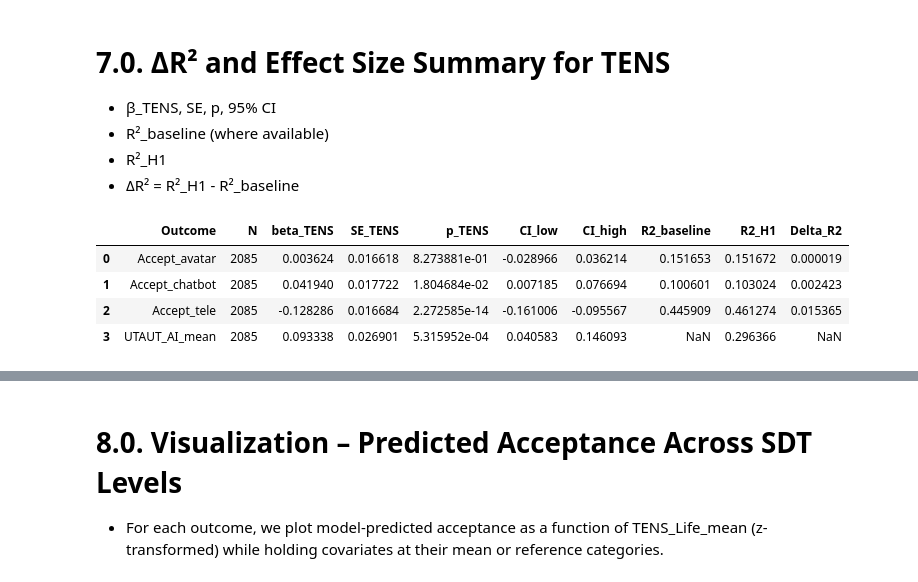
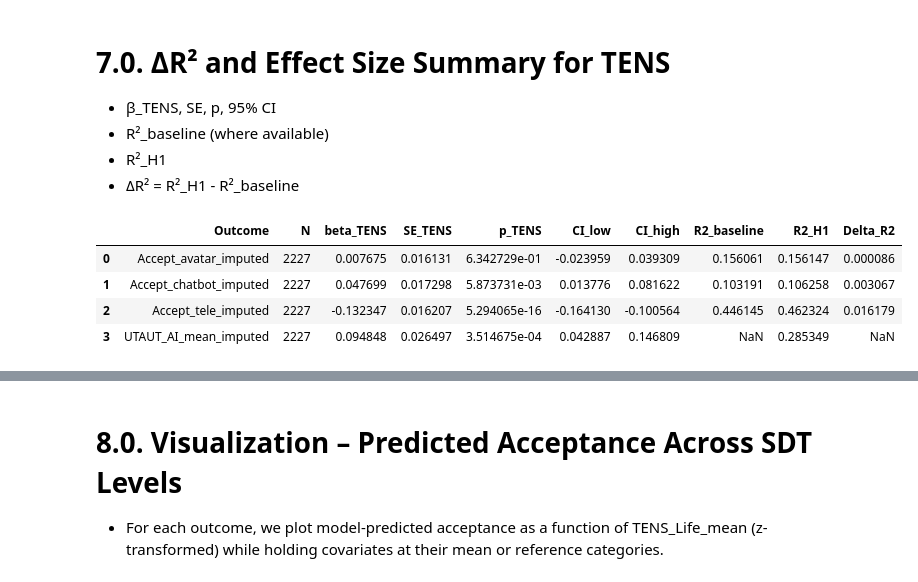
Before and after one commit to ZhaoJackson/AI_Attitude_Psychotherapy, a Jupyter notebook: H1_Main_Effect_SDT_Acceptance.ipynb, the cells around one changed output, grey strips where cells are left out. Saved outputs shown, nothing was run; the diff lists cells and outputs as text; code cells hidden in the pictures.

```diff
--- a/H1_Main_Effect_SDT_Acceptance.ipynb
+++ b/H1_Main_Effect_SDT_Acceptance.ipynb
@@ -39,6 +45,6 @@ MERGED_PATH = DATA_DIR / "merged.csv"
 # 1.0. Load Processed Data
 - We use the fully merged dataset that already contains composite scores and harmonized variables for China + USA.
 # %%
-merged = pd.read_csv(MERGED_PATH)
-print("Merged shape:", merged.shape)
+processed = pd.read_csv(PROCESSED_PATH)
+print("Processed shape:", processed.shape)
 # %% [output]
@@ -61,9 +88,16 @@ H1 focuses on:
 # %%
 h1_vars = [
-    "TENS_Life_mean",
-    "Accept_avatar", "Accept_chatbot", "Accept_tele", "UTAUT_AI_mean",
-    "age", "gender", "Country", "role_label",
-    "PHQ5_mean", "SSRPH_mean", "GAAIS_mean", "ET_mean"
+    # outcomes
+    "Accept_avatar_imputed", "Accept_chatbot_imputed",
+    "Accept_tele_imputed", "UTAUT_AI_mean_imputed",
+    # predictor
+    "TENS_Life_mean_imputed",
+    # confounders
+    "GAAIS_mean_imputed", "ET_mean_imputed",
+    "PHQ5_mean_imputed", "SSRPH_mean_imputed",
+    "age_imputed",
+    # categorical controls
+    "gender", "Country"
 ]
 # %% [markdown]
 ## 2.1. Keep only rows that have everything needed for H1
@@ -103,0 +104,5 @@ Name: count, dtype: int64
+# %%
+h1_df = processed[h1_vars].copy()
+n_total = len(h1_df)
+h1_df = h1_df.dropna(subset=["gender", "Country"])
+n_complete = len(h1_df)
@@ -159,5 +224,10 @@ plt.show()
 # %%
-center_vars = ["TENS_Life_mean", "GAAIS_mean", "ET_mean", "age"]
+center_vars = [
+    "TENS_Life_mean_imputed",
+    "GAAIS_mean_imputed", "ET_mean_imputed",
+    "PHQ5_mean_imputed", "SSRPH_mean_imputed",
+    "age_imputed"
+]
 
 for col in center_vars:
     if col in h1_df.columns:
@@ -366,41 +435,41 @@ for outcome in h1_outcomes:
     h1_model = h1_results[outcome]
     params = h1_model.params
     bse = h1_model.bse
     pvalues = h1_model.pvalues
     conf = h1_model.conf_int()
     r2_h1 = h1_model.rsquared
 
-    beta_tens = params.get("TENS_Life_mean_c", np.nan)
-    se_tens = bse.get("TENS_Life_mean_c", np.nan)
-    p_tens = pvalues.get("TENS_Life_mean_c", np.nan)
-    ci_low, ci_high = conf.loc["TENS_Life_mean_c"]
+    beta_tens = params.get("TENS_Life_mean_imputed_c", np.nan)
+    se_tens = bse.get("TENS_Life_mean_imputed_c", np.nan)
+    p_tens = pvalues.get("TENS_Life_mean_imputed_c", np.nan)
+    ci_low, ci_high = conf.loc["TENS_Life_mean_imputed_c"]
 
-    # Baseline R² only defined for the three intervention outcomes
-    if outcome in baseline_results:
-        r2_base = baseline_results[outcome].rsquared
+    # Baseline (confounder-only) R² only for the three intervention outcomes
+    if outcome in confounder_results:
+        r2_base = confounder_results[outcome].rsquared
         delta_r2 = r2_h1 - r2_base
     else:
         r2_base = np.nan
         delta_r2 = np.nan
 
     summary_rows.append({
         "Outcome": outcome,
         "N": int(h1_model.nobs),
         "beta_TENS": beta_tens,
         "SE_TENS": se_tens,
         "p_TENS": p_tens,
         "CI_low": ci_low,
         "CI_high": ci_high,
         "R2_baseline": r2_base,
         "R2_H1": r2_h1,
         "Delta_R2": delta_r2
     })
 
 h1_summary = pd.DataFrame(summary_rows)
 h1_summary
 # %% [output]
 |  | Outcome | N | beta_TENS | SE_TENS | p_TENS | CI_low | CI_high | R2_baseline | R2_H1 | Delta_R2 |
-| 0 | Accept_avatar | 2085 | 0.003624 | 0.016618 | 8.273881e-01 | -0.028966 | 0.036214 | 0.151653 | 0.151672 | 0.000019 |
-| 1 | Accept_chatbot | 2085 | 0.041940 | 0.017722 | 1.804684e-02 | 0.007185 | 0.076694 | 0.100601 | 0.103024 | 0.002423 |
-| 2 | Accept_tele | 2085 | -0.128286 | 0.016684 | 2.272585e-14 | -0.161006 | -0.095567 | 0.445909 | 0.461274 | 0.015365 |
-| 3 | UTAUT_AI_mean | 2085 | 0.093338 | 0.026901 | 5.315952e-04 | 0.040583 | 0.146093 | NaN | 0.296366 | NaN |
+| 0 | Accept_avatar_imputed | 2227 | 0.007675 | 0.016131 | 6.342729e-01 | -0.023959 | 0.039309 | 0.156061 | 0.156147 | 0.000086 |
+| 1 | Accept_chatbot_imputed | 2227 | 0.047699 | 0.017298 | 5.873731e-03 | 0.013776 | 0.081622 | 0.103191 | 0.106258 | 0.003067 |
+| 2 | Accept_tele_imputed | 2227 | -0.132347 | 0.016207 | 5.294065e-16 | -0.164130 | -0.100564 | 0.446145 | 0.462324 | 0.016179 |
+| 3 | UTAUT_AI_mean_imputed | 2227 | 0.094848 | 0.026497 | 3.514675e-04 | 0.042887 | 0.146809 | NaN | 0.285349 | NaN |
```
Also changed, not shown: parts of 31 cells of this notebook.
